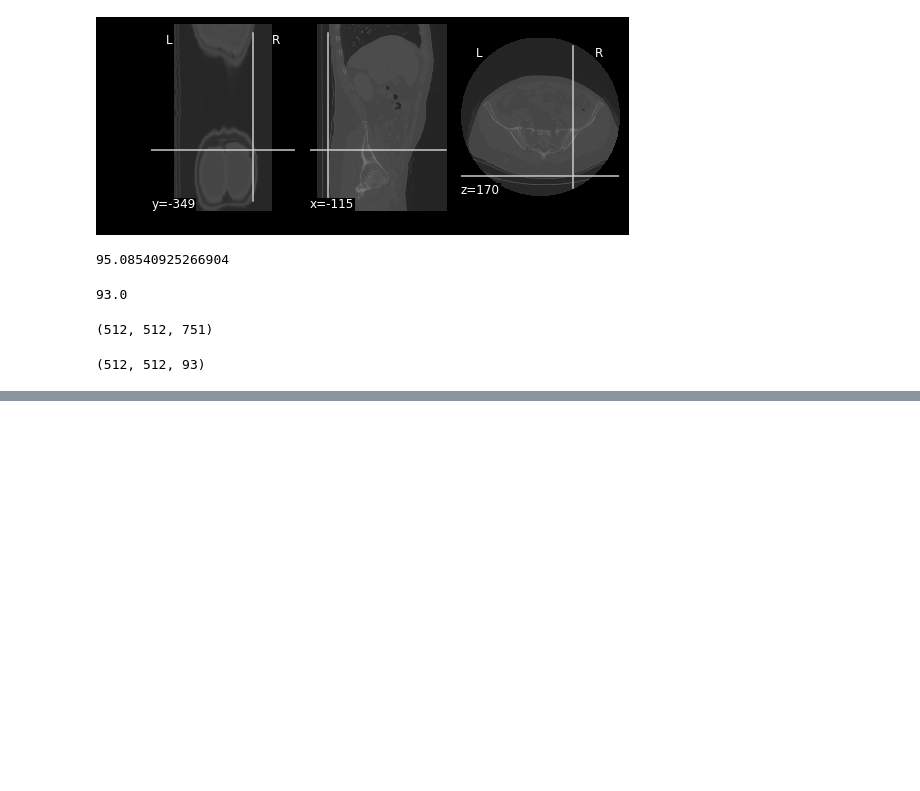
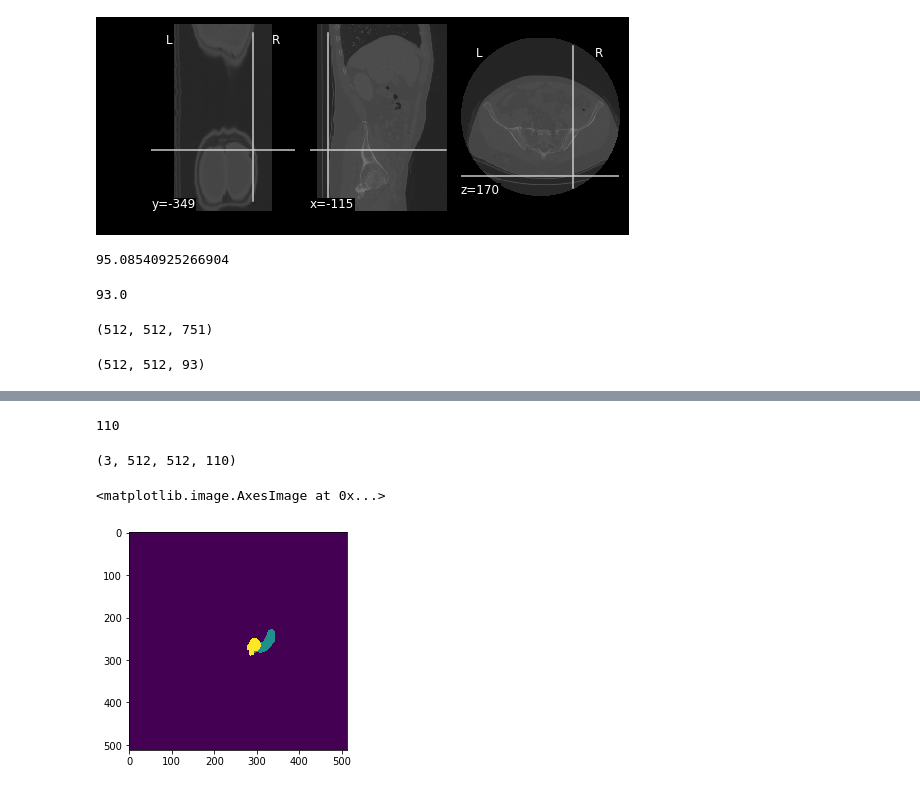
Before and after one commit to fourMembers/ai_postgraduate_project, a Jupyter notebook: notebooks/jbrossa/data_exploration.ipynb, the cells around one changed output, grey strips where cells are left out. Drawn from its saved outputs; the diff is of its cells as text; code cells hidden in the pictures; blank space fills up the shorter version.

```diff
--- a/notebooks/jbrossa/data_exploration.ipynb
+++ b/notebooks/jbrossa/data_exploration.ipynb
@@ -96,0 +115,10 @@ import scipy
+# %%
+from PIL import ImageDraw
+from PIL import Image
+gif_images = []
+for i in range(img.shape[2]):
+    im = Image.fromarray((array_img[:,:,i]-1)*1000)
+    gif_images.append(im)
+len(gif_images)
+# %% [output]
+110
@@ -96,0 +134,5 @@ import scipy
+# %%
+sample_image = '/home/jaume/Documentos/DL_postgraduate/final_project/sample_data/labelsTr/pancreas_001.nii.gz'
+img = nib.load(sample_image)
+# %%
+img = np.array(img.dataobj)
@@ -96,0 +143,9 @@ import scipy
+# %%
+result_image.shape
+# %% [output]
+(3, 512, 512, 110)
+# %%
+plt.imshow(img[:,:,50])
+# %% [output]
+<matplotlib.image.AxesImage at 0x...>
+[figure, added]
```
Also changed, not shown: parts of 8 cells of this notebook, 3 other files.
